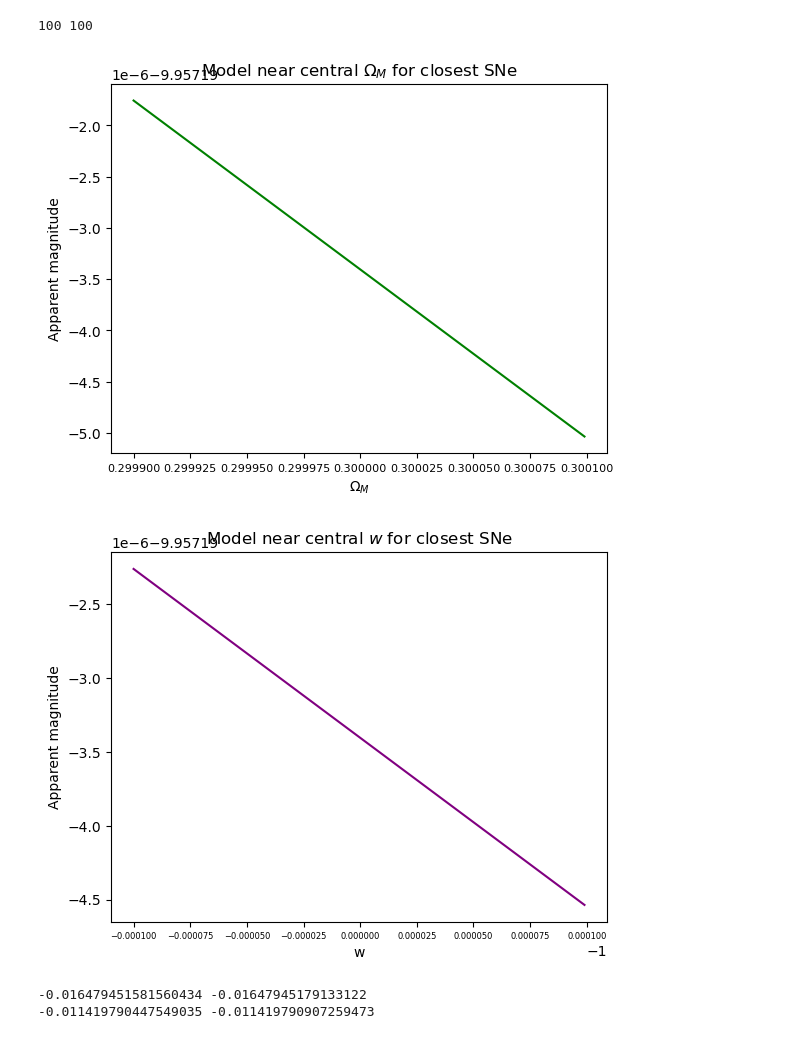
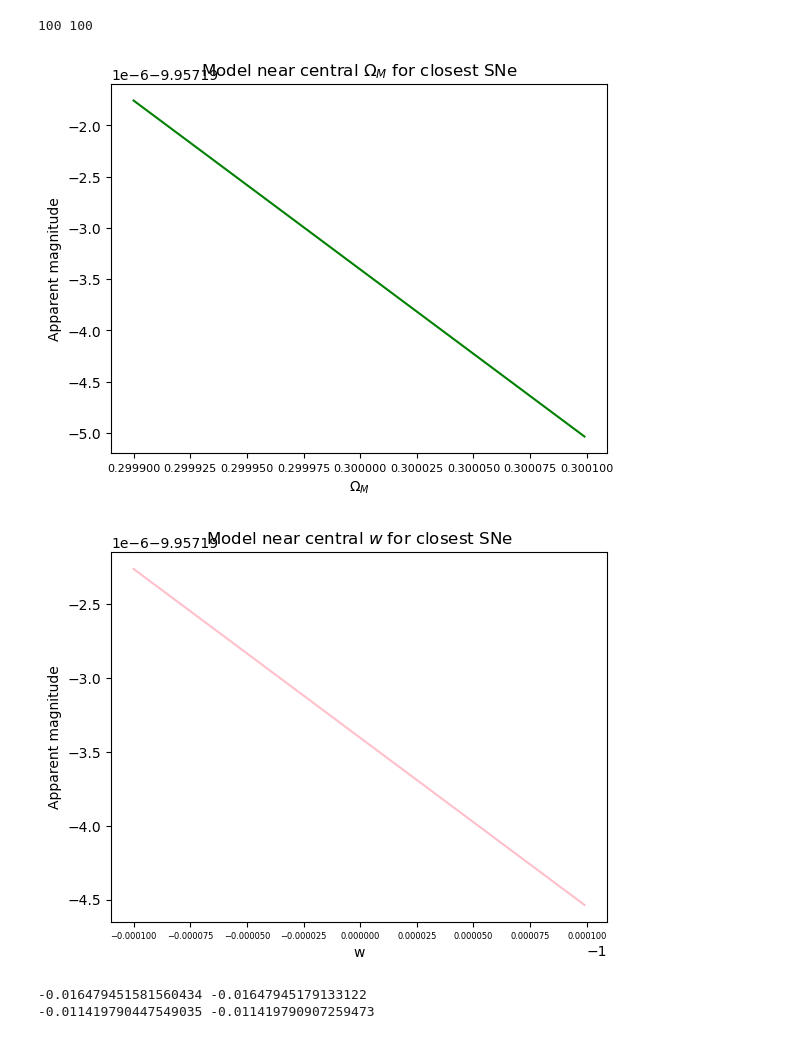
Before and after one commit to bzh-bzh/astr-540-project, a Jupyter notebook: SNe Fisher Forecast.ipynb, the cells around one changed output. Drawn from its saved outputs; the diff is of its cells as text; code cells hidden in the pictures.

```diff
--- a/SNe Fisher Forecast.ipynb
+++ b/SNe Fisher Forecast.ipynb
@@ -96,19 +102,19 @@ print(Omega_M_center_ind, de_eos_w_center_ind)
 # %%
 # Sanity check that functions are smooth near center.
 plt.plot(Omega_M_x, Omega_M_y[:, 0], color='green')
 plt.title(f'Model near central $\Omega_M$ for closest SNe')
 plt.xlabel('$\Omega_M$')
 plt.xticks(fontsize=8)
 plt.ylabel('Apparent magnitude');
 plt.show()
-plt.plot(de_eos_w_x, de_eos_w_y[:, 0], color='purple')
+plt.plot(de_eos_w_x, de_eos_w_y[:, 0], color='pink')
 plt.title(f'Model near central $w$ for closest SNe')
 plt.xlabel('w')
 plt.xticks(fontsize=6)
 plt.ylabel('Apparent magnitude');
 # %% [output]
 [figure]
-[figure, old version]
+[figure, new version]
 # %%
 # Smooth, so OK to numerically get derivatives.
 d_Omega_M_mu = np.gradient(Omega_M_y, Omega_M_x, axis=0)[Omega_M_center_ind, :]
```
Also changed, not shown: parts of 8 cells of this notebook.
